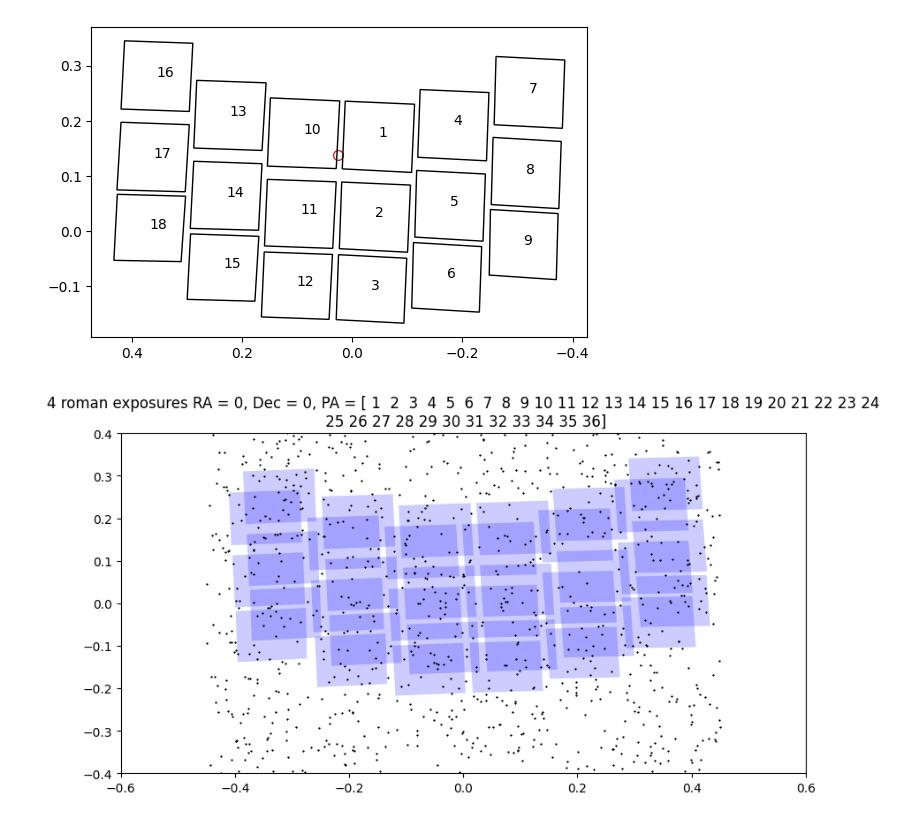
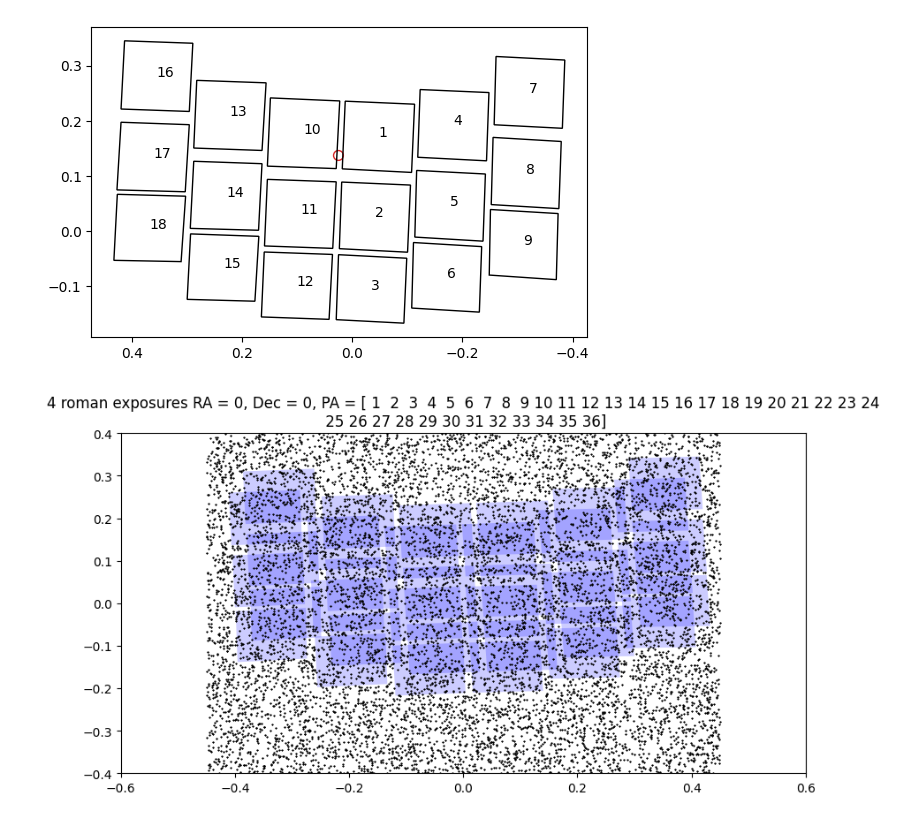
Before and after one commit to roman-grs-pit/relativefluxcalibration_test, a Jupyter notebook: wavelength_dependent_sca_grism_test.ipynb, the cells around one changed output. Saved outputs shown, nothing was run; the diff lists cells and outputs as text; code cells hidden in the pictures.

```diff
--- a/wavelength_dependent_sca_grism_test.ipynb
+++ b/wavelength_dependent_sca_grism_test.ipynb
@@ -42,7 +42,7 @@ _coeff = optmod._get_beam_trace(2044,2044,1, width=1, order="+1")
 
 _1, _2, _3, _4, master_bins = bin_cut(_coeff) #left edges of bins
 
-def throughput(x):
+def throughput_func(x):
     coeff = [0.4, -0.9, -2.7, 3.3]
     scale = 1
     terms = [coeff[i]*x**(3-i) for i in range(4)]
@@ -52,15 +52,14 @@ def rescale(x):
     return (x - np.min(x)) / np.sum((x - np.min(x)))
 
 lam = np.linspace(-2.5,2,22)
-rescaled = rescale(throughput(lam))
+
 master_bin_centers = (master_bins[1] - master_bins[0])/2 + master_bins
 throughput_data = np.zeros((18, len(master_bin_centers)))
 for i in range(18):
 
-    sca_throughput = rescale(throughput(lam))
-    throughput_data[i] = sca_throughput+0.001
+    sca_throughput = rescale(throughput_func(lam))
+    throughput_data[i] = sca_throughput+0.005 + 0.001*lam*i/4
 
-# throughput_data[17] *= 0.5
 # plt.plot(master_bin_centers, throughput_data[5]/throughput_data[2], label = "throughput")
 for i in range(18):
     plt.plot(master_bin_centers, throughput_data[i], label = f"throughput {i+1}")
@@ -68,4 +67,5 @@ plt.legend()
 plt.title("mockthroughoutput")
 plt.xlabel("angstrom")
 plt.show()
+throughput_data = np.log(throughput_data)
 # %% [output]
@@ -137,36 +130,36 @@ for i in range(len(pointing_coords)):
 fig, ax = plt.subplots(figsize = (10,5))
 
 ##sim parameters
-ns = 1000 # initial number of stars
+ns = 10000 # initial number of stars
 exp = np.arange(len(footprints))+1
 Nexp = len(exp)
 
 for footprint in exp:
   data = footprints[footprint]
   corners = data['vertices']
   polygon = patches.Polygon(corners, closed=True, alpha = 0.2, facecolor = 'blue')
 
   ax.add_patch(polygon)
 
 plt.title("4 roman exposures RA = 0, Dec = 0, PA = {}".format(exp))
 
 stars_x = (np.random.rand(ns) - 0.5)*0.9
 stars_y = (np.random.rand(ns) - 0.5)*0.8
 
 # stars_x = np.linspace(-0.5,0.5, 100)
 # stars_x = np.tile(stars_x, 100)
 # stars_y = np.linspace(-0.25,0.35,100)
 # stars_y = np.sort(np.repeat(stars_y, 100))
 
 plt.xlim(-0.6, 0.6)
 plt.ylim(-0.4, 0.4)
 
 plt.plot(stars_x, stars_y, "*", color = "black", markersize = 1)
 # plt.gca().invert_xaxis()
 # plt.plot(star[0], star[1], "*", color = "black", markersize = 3)
 plt.show()
 # %% [output]
-[figure, old version]
+[figure, new version]
 # %%
 #create lists of paths for exposures
 
```
Also changed, not shown: parts of 28 cells of this notebook, 1 other file.
